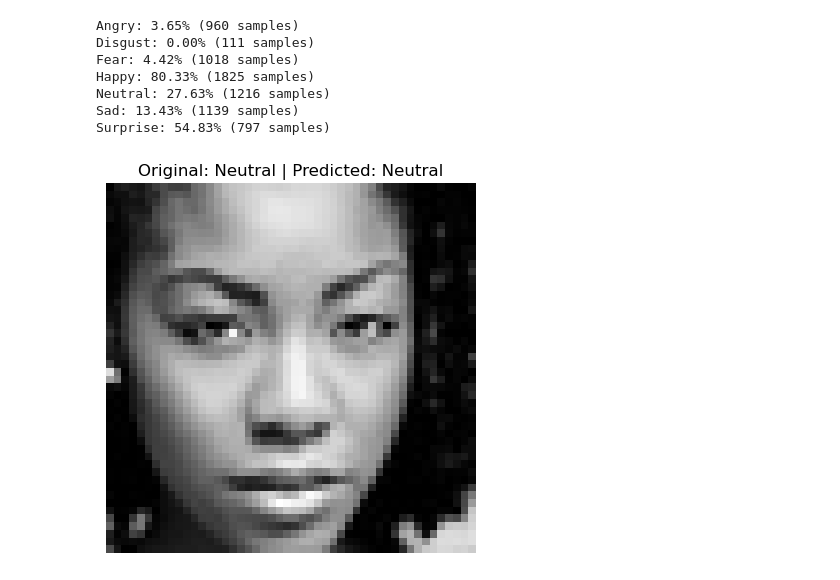
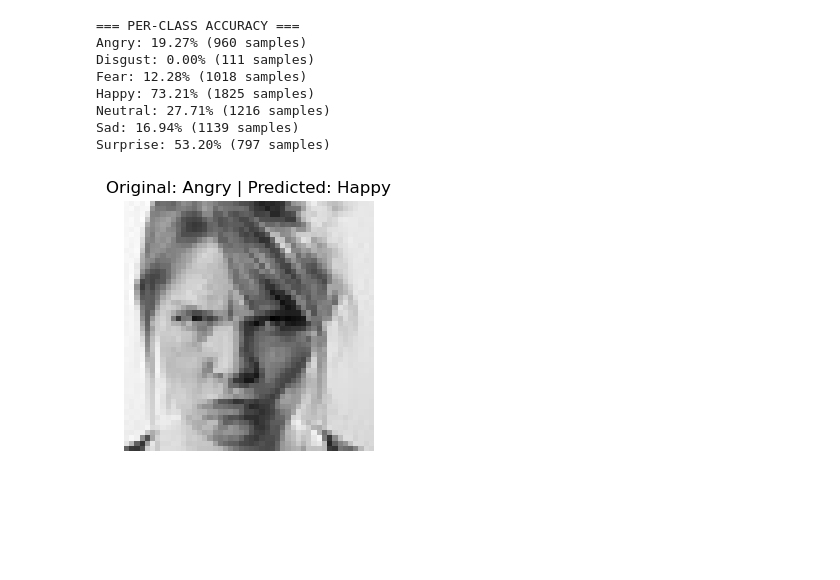
Before and after one commit to frankletsbe/IAT_Deeplearning, a Jupyter notebook: Project/validate-emotion-model.ipynb, the cells around one changed output. Saved outputs shown, nothing was run; the diff lists cells and outputs as text; code cells hidden in the pictures; blank space fills up the shorter version.

```diff
--- a/Project/validate-emotion-model.ipynb
+++ b/Project/validate-emotion-model.ipynb
@@ -5,33 +5,40 @@ import numpy as np
 import matplotlib.pyplot as plt
 import seaborn as sns
 from sklearn.metrics import classification_report, confusion_matrix
+import random
 
 # Configuration
-model_filename = 'emotion_model_v6.keras'
+model_filename = 'models/emotion_model_b-mbv2_aug-light_opt-adam_lr-1e-4_prec-mp_frz-head_only_ftl-40_v4.keras'
 folder_path = 'data/images/'
 picture_size = 48
 batch_size = 128
 class_labels = ['Angry', 'Disgust', 'Fear', 'Happy', 'Neutral', 'Sad', 'Surprise']
 
+# Load model
+model = load_model(model_filename)
+
 # Create validation data generator
+def to_rgb(x):
+    # x in [0,1], shape (H,W,1) -> (H,W,3)
+    return np.repeat(x, 3, axis=-1)
+
 datagen_validation = ImageDataGenerator(rescale=1./255)
-
 validation_set = datagen_validation.flow_from_directory(
     folder_path + "validation/",
     target_size=(picture_size, picture_size),
-    color_mode='grayscale',
+    color_mode='rgb',        # keep grayscale
     batch_size=batch_size,
     class_mode='categorical',
     shuffle=False
 )
 
-# Load model
-model = load_model(model_filename)
+
 
 # Get predictions on entire validation set
 validation_set.reset()
 predictions = model.predict(validation_set, verbose=1)
 predicted_classes = np.argmax(predictions, axis=1)
+
 
 # Get true labels
 true_classes = validation_set.classes
@@ -49,7 +56,8 @@ plt.ylabel('True Label')
 plt.xlabel('Predicted Label')
 plt.show()
 
-# Classification Report
+# 2. Classification Report
+print("\n=== CLASSIFICATION REPORT ===")
 print(classification_report(true_classes, predicted_classes,
                            target_names=class_labels,
                            labels=list(range(7)),
@@ -95,42 +103,46 @@ Test Accuracy: 0.3498
 # %%
-# Identify which emotions the model struggles with
+# 3. Identify struggling emotions
+print("\n=== PER-CLASS ACCURACY ===")
 for i, emotion in enumerate(class_labels):
     class_mask = true_classes == i
     class_acc = np.mean(predicted_classes[class_mask] == true_classes[class_mask])
     print(f"{emotion}: {class_acc:.2%} ({np.sum(class_mask)} samples)")
 # %% [output]
-Angry: 3.65% (960 samples)
+=== PER-CLASS ACCURACY ===
+Angry: 19.27% (960 samples)
 Disgust: 0.00% (111 samples)
-Fear: 4.42% (1018 samples)
-Happy: 80.33% (1825 samples)
-Neutral: 27.63% (1216 samples)
-Sad: 13.43% (1139 samples)
-Surprise: 54.83% (797 samples)
+Fear: 12.28% (1018 samples)
+Happy: 73.21% (1825 samples)
+Neutral: 27.71% (1216 samples)
+Sad: 16.94% (1139 samples)
+Surprise: 53.20% (797 samples)
 # %%
 import random
 
 # Randomly select an image index from validation set
 n = random.randint(0, len(true_classes) - 1)
 
 # Get the image from validation set
 # Find which batch contains image n
 batch_idx = n // batch_size
 img_idx = n % batch_size
 
 # Get that specific batch
 validation_set.reset()
 for i in range(batch_idx + 1):
     batch_images, batch_labels = validation_set[i]
 
 # Extract the specific image
 image = batch_images[img_idx]
 orig_labl = class_labels[true_classes[n]]
 pred_labl = class_labels[predicted_classes[n]]
 
 # Display
+plt.figure(figsize=(3, 3))
 plt.imshow(image[:,:,0], cmap='gray')
 plt.title(f"Original: {orig_labl} | Predicted: {pred_labl}")
 plt.axis('off')
+plt.tight_layout()
 plt.show()
 # %% [output]
-[figure, old version]
+[figure, new version]
```
Also changed, not shown: parts of 2 cells of this notebook, 4 other files.
